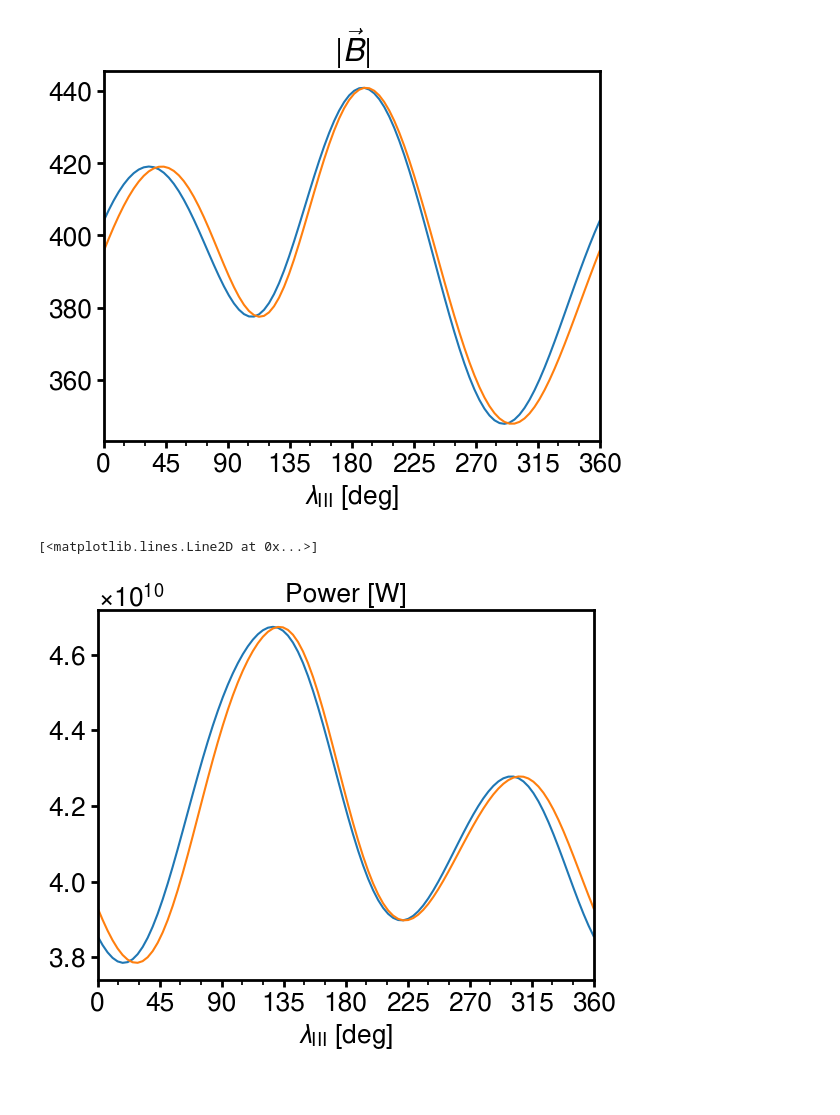
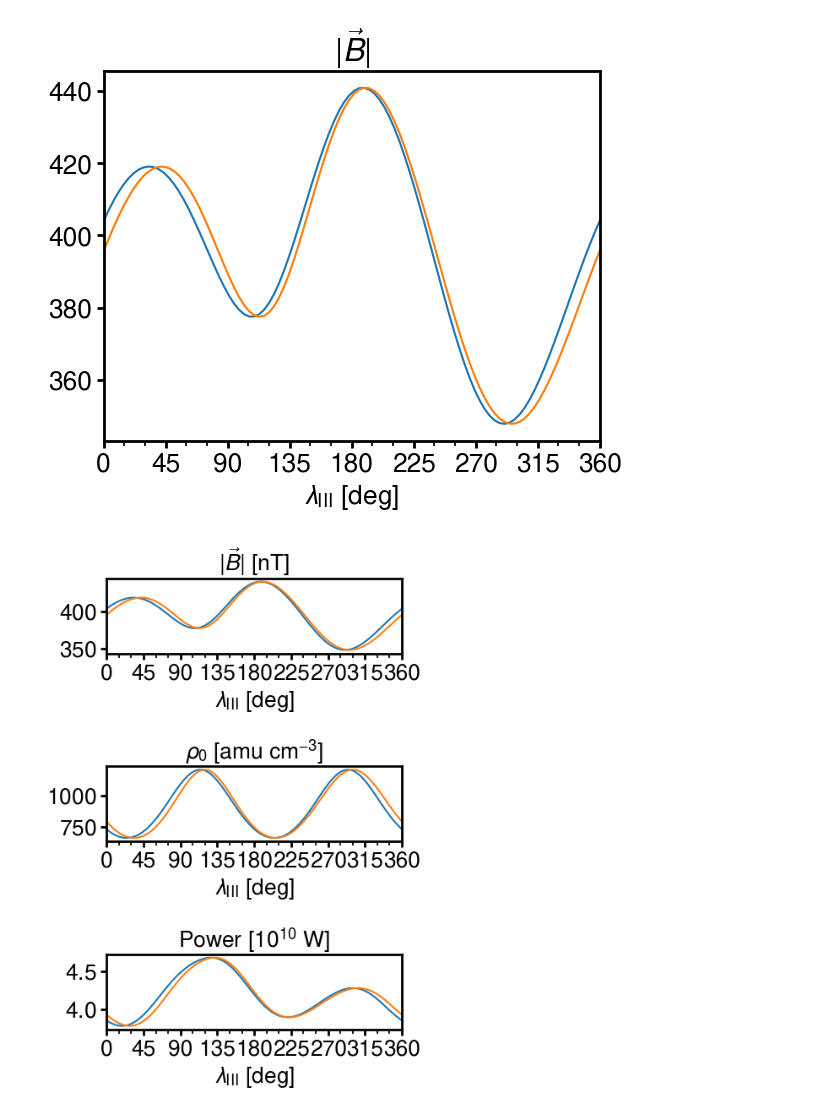
Before and after one commit to ShinnosukeSatoh/HST_Jupiter_footprints_dms, a Jupyter notebook: Power.ipynb, the cells around one changed output. Drawn from its saved outputs; the diff is of its cells as text; code cells hidden in the pictures; blank space fills up the shorter version.

Commit message:
Power estimation.

```diff
--- a/Power.ipynb
+++ b/Power.ipynb
@@ -305,43 +308,58 @@ rvec2 = np.array([
 x_arr2*math.cos(phiRH0) - y_arr2*math.sin(phiRH0),
 x_arr2*math.sin(phiRH0) + y_arr2*math.cos(phiRH0),
 z_arr2
 ])
 
 # S3RH で Y3軸 の(右ネジ)まわりに-9.3度回転
 THETA_D = math.radians(-6.7)
 rvec2 = np.array([
 rvec2[0]*math.cos(THETA_D) + rvec2[2]*math.sin(THETA_D),
 rvec2[1],
 -rvec2[0]*math.sin(THETA_D) + rvec2[2]*math.cos(THETA_D)
 ])
 
 # 質量密度
 rho2 = rho*np.exp(-(rvec2[2]/H)**2)
 
 
 # リード角考慮あり
 Sig_A = np.sqrt(rho1/(MU0*(B**2)))
 E_2 = (u**2)*(Btheta**2 + Br**2)
 E_2 = (u**2)*(B**2)
 Pwr = 4*E_2*(RE**2)*Sig_A
 
 # リード角考慮なし
 Sig_A2 = np.sqrt(rho2/(MU0*(B2**2)))
 E2_2 = (u**2)*(Btheta2**2 + Br2**2)
 E2_2 = (u**2)*(B2**2)
 Pwr2 = 4*E2_2*(RE**2)*Sig_A2
 
-fig, ax = plt.subplots()
-ax.set_title(r'Power [W]', fontsize=19)
-ax.set_xlabel(r'$\lambda_{\rm III}$ [deg]', fontsize=19)
-ax.set_xlim(0,360)
-ax.set_xticks(np.arange(0,361,45,dtype=int))
-ax.set_xticklabels(np.arange(0,361,45,dtype=int))
-ax.xaxis.set_minor_locator(AutoMinorLocator(3))  # minor ticks
-ax.yaxis.set_major_formatter(
-        ptick.ScalarFormatter(useMathText=True))    # 指数表記
-ax.plot(np.degrees(S3wlon), Pwr)
-ax.plot(np.degrees(S3wlon), Pwr2)
+fig, ax = plt.subplots(3,1,figsize=(5,7))
+for i in range(3):
+    ax[i].set_xlabel(r'$\lambda_{\rm III}$ [deg]', fontsize=19)
+    ax[i].set_xlim(0,360)
+    ax[i].set_xticks(np.arange(0,361,45,dtype=int))
+    ax[i].set_xticklabels(np.arange(0,361,45,dtype=int))
+    ax[i].xaxis.set_minor_locator(AutoMinorLocator(3))  # minor ticks
+    ax[i].yaxis.set_major_formatter(
+    ptick.ScalarFormatter(useMathText=True))    # 指数表記
+
+ax[0].set_title(r'$|\vec{B}|$ [nT]', fontsize=19)
+ax[0].plot(np.degrees(S3wlon), B*1E+9)
+ax[0].plot(np.degrees(S3wlon), B2*1E+9)
+
+ax[1].set_title(r'$\rho_0$ [amu cm$^{-3}$]', fontsize=19)
+ax[1].plot(np.degrees(S3wlon), rho1/(AMU*1E+6))
+ax[1].plot(np.degrees(S3wlon), rho2/(AMU*1E+6))
+
+ax[2].set_title(r'Power [$10^{10}$ W]', fontsize=19)
+ax[2].plot(np.degrees(S3wlon), (Pwr)*1E-10)
+ax[2].plot(np.degrees(S3wlon), (Pwr2)*1E-10)
+
+fig.tight_layout()
+plt.show()
+
+# np.savetxt('data/Power/rho_2014_R4.txt', np.array([np.degrees(S3wlon), rho1/(AMU*1E+6)]))
+# np.savetxt('data/Power/2014_R4.txt', np.array([np.degrees(S3wlon), Pwr]))
 # %% [output]
-[<matplotlib.lines.Line2D at 0x...>]
-[figure, old version]
+[figure, new version]
```
Also changed, not shown: parts of 14 cells of this notebook, 4 other files.
